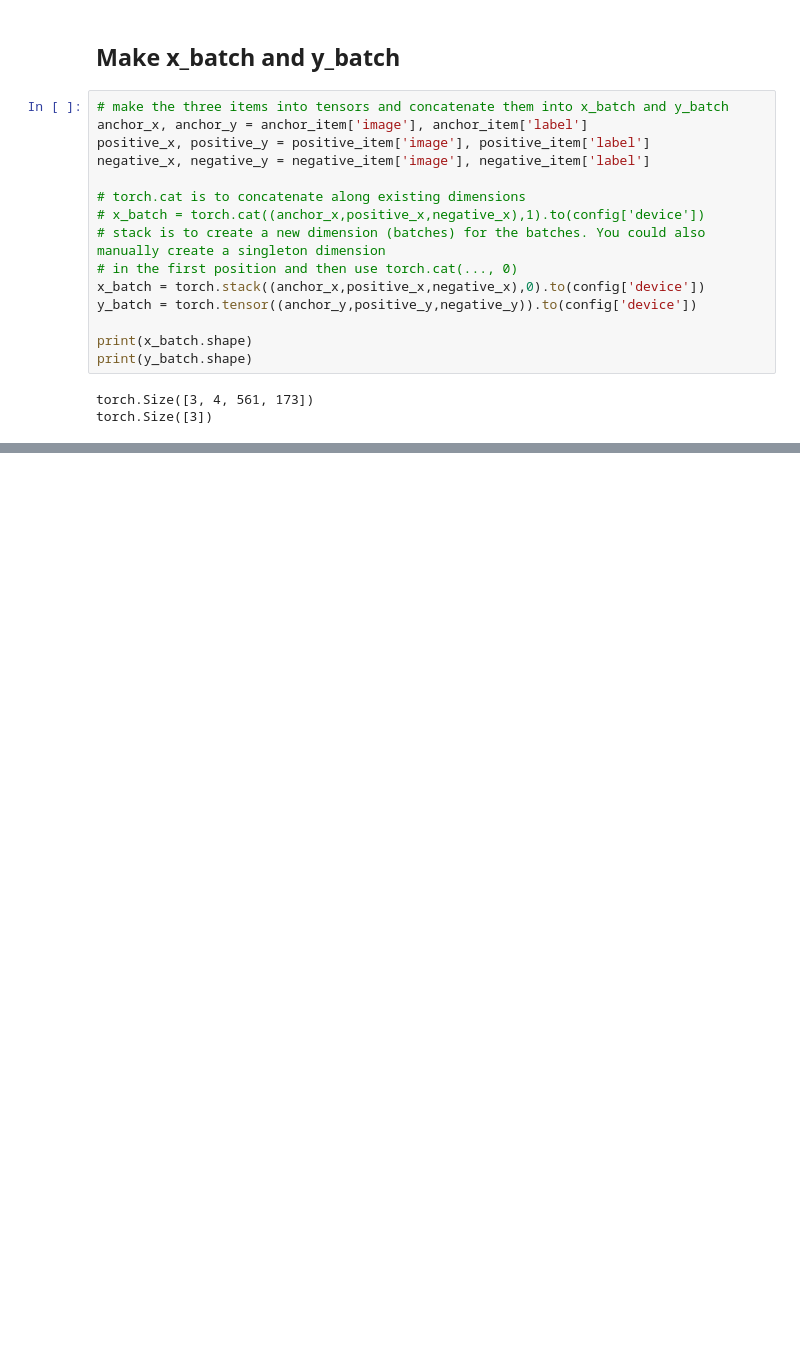
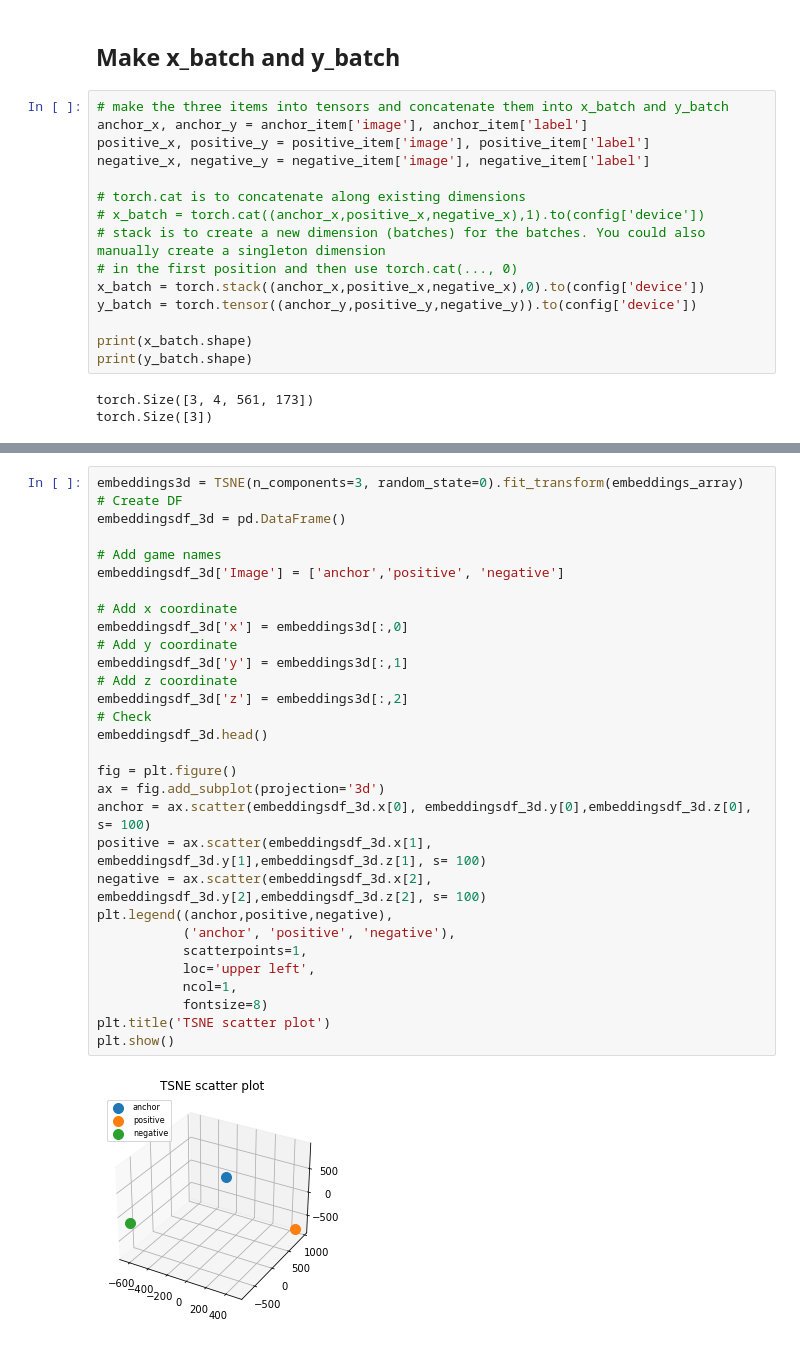
Before and after one commit to gauthsvenkat/whaledo, a Jupyter notebook: TSNE_start.ipynb, the cells around one changed output, grey strips where cells are left out. Saved outputs shown, nothing was run; the diff lists cells and outputs as text; blank space fills up the shorter version.

```diff
--- a/TSNE_start.ipynb
+++ b/TSNE_start.ipynb
@@ -242,0 +204,32 @@ embeddings = model(x_batch)
+# %%
+embeddings3d = TSNE(n_components=3, random_state=0).fit_transform(embeddings_array)
+# Create DF
+embeddingsdf_3d = pd.DataFrame()
+
+# Add game names
+embeddingsdf_3d['Image'] = ['anchor','positive', 'negative']
+
+# Add x coordinate
+embeddingsdf_3d['x'] = embeddings3d[:,0]
+# Add y coordinate
+embeddingsdf_3d['y'] = embeddings3d[:,1]
+# Add z coordinate
+embeddingsdf_3d['z'] = embeddings3d[:,2]
+# Check
+embeddingsdf_3d.head()
+
+fig = plt.figure()
+ax = fig.add_subplot(projection='3d')
+anchor = ax.scatter(embeddingsdf_3d.x[0], embeddingsdf_3d.y[0],embeddingsdf_3d.z[0], s= 100)
+positive = ax.scatter(embeddingsdf_3d.x[1], embeddingsdf_3d.y[1],embeddingsdf_3d.z[1], s= 100)
+negative = ax.scatter(embeddingsdf_3d.x[2], embeddingsdf_3d.y[2],embeddingsdf_3d.z[2], s= 100)
+plt.legend((anchor,positive,negative),
+           ('anchor', 'positive', 'negative'),
+           scatterpoints=1,
+           loc='upper left',
+           ncol=1,
+           fontsize=8)
+plt.title('TSNE scatter plot')
+plt.show()
+# %% [output]
+[figure, added]
```
Also changed, not shown: parts of 14 cells of this notebook.
